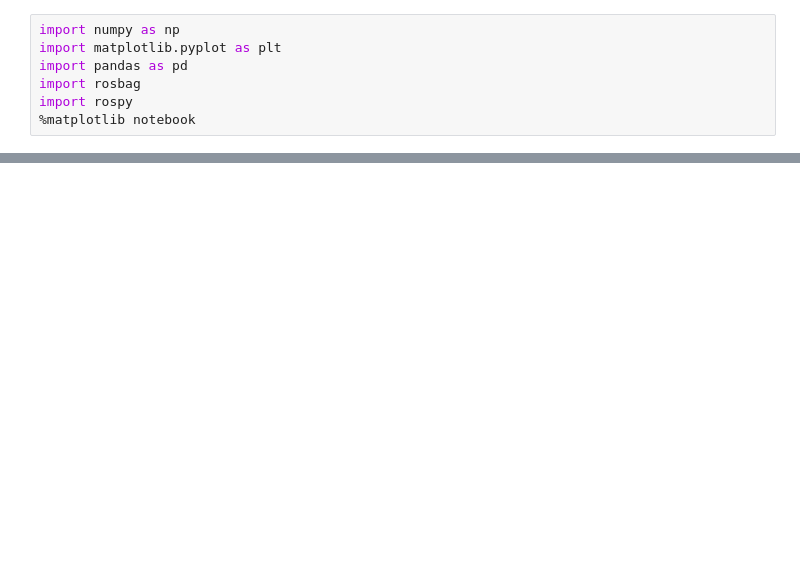
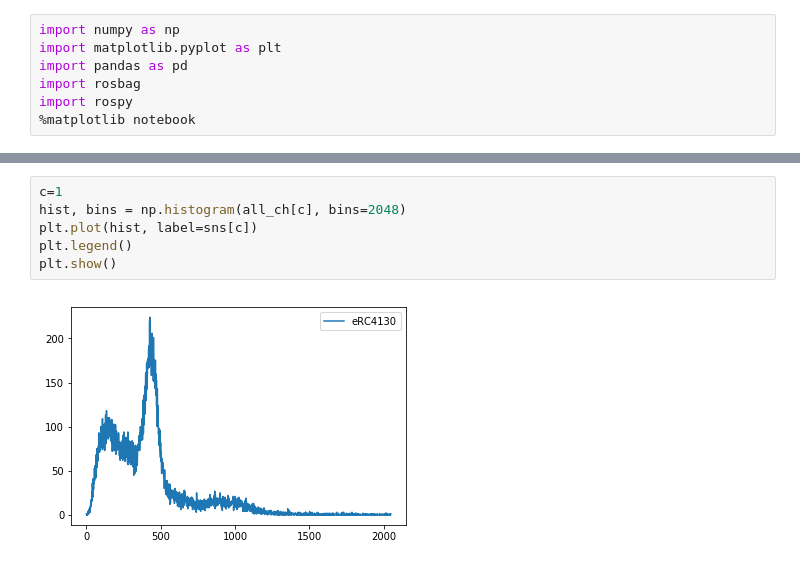
Before and after one commit to wjvanderlip/radbot_nuke, a Jupyter notebook: scripts/Analysis/analysis.ipynb, the cells around one changed output, grey strips where cells are left out. Drawn from its saved outputs; the diff is of its cells as text; blank space fills up the shorter version.

```diff
--- a/scripts/Analysis/analysis.ipynb
+++ b/scripts/Analysis/analysis.ipynb
@@ -34,0 +78,8 @@ plt.show()
+# %%
+c=1
+hist, bins = np.histogram(all_ch[c], bins=2048)
+plt.plot(hist, label=sns[c])
+plt.legend()
+plt.show()
+# %% [output]
+[figure, added]
```
Also changed, not shown: parts of 10 cells of this notebook, 3 other files.
